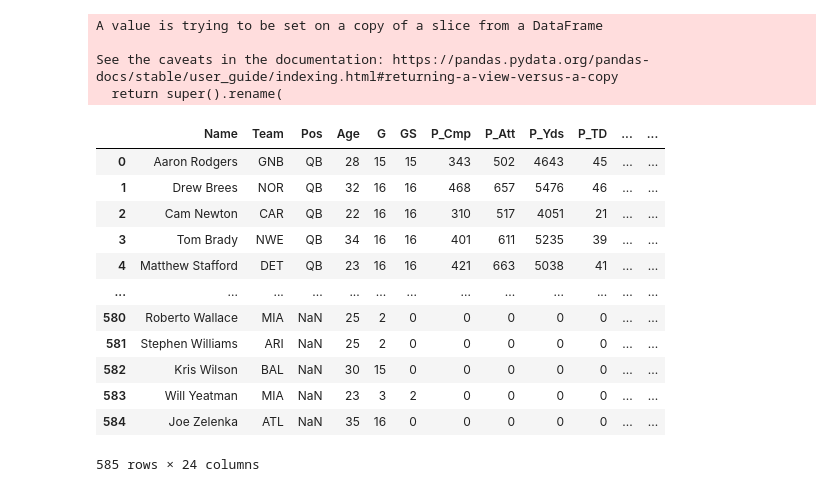
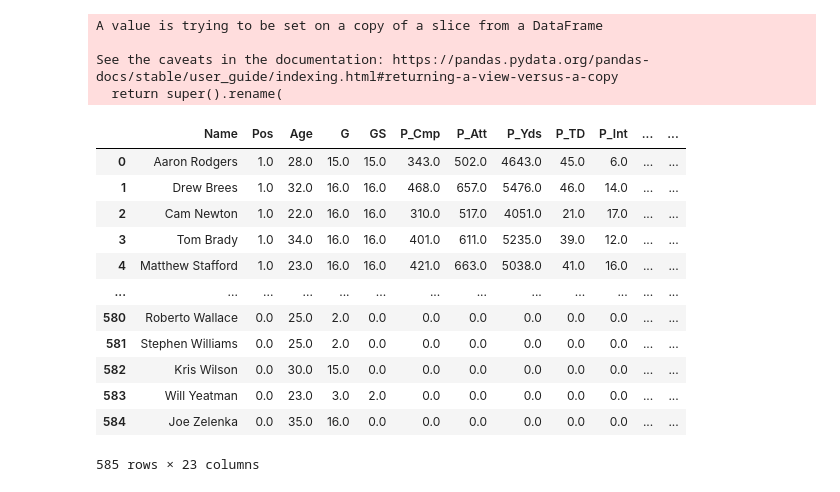
Before and after one commit to ticogarcia/FF-TradeCalculator, a Jupyter notebook: data/Training_data.ipynb, the cells around one changed output. Drawn from its saved outputs; the diff is of its cells as text; code cells hidden in the pictures.

```diff
--- a/data/Training_data.ipynb
+++ b/data/Training_data.ipynb
@@ -38,3 +38,18 @@ df[0]
 | 577 | Wallace Wright | NYJ | NaN | 24 | 16 | 0 | 0 | 0 | 0 | 0 | ... | ... |
 | 578 | Joe Zelenka | JAX | NaN | 32 | 16 | 0 | 0 | 0 | 0 | 0 | ... | ... |
 578 rows × 23 columns
+# %%
+# drop the team column and encode the Position column to be numerical
+
+for i in range(11):
+    currDf = df[i]
+    currDf["Pos"].mask(currDf["Pos"] == "QB", 1, inplace=True)
+    currDf["Pos"].mask(currDf["Pos"] == "RB", 2, inplace=True)
+    currDf["Pos"].mask(currDf["Pos"] == "WR", 3, inplace=True)
+    currDf["Pos"].mask(currDf["Pos"] == "TE", 4, inplace=True)
+    currDf.fillna(value=0, axis='columns', inplace=True)
+    df[i] = currDf.drop(columns=["Team"])
+
+
+
+df[0]
@@ -58,28 +89,29 @@ See the caveats in the documentation: https://pandas.pydata.org/pandas-docs/stab
 # %%
 # remove players who didn't play a game (this is a result of the join)
 
 for i in range(10):
     currDf = df[i]
+    currDf.fillna(value=0, axis='columns', inplace=True)
     for index, row in currDf.iterrows():
-        if isinstance(row["G"], int)==False:
-            currDf = currDf.drop( axis=0, index=index)
+        if row["G"] == 0:
+            currDf = currDf.drop(axis=0, index=index)
 
     df[i] = currDf
 
 df[3]
 # %% [output]
-|  | Name | Team | Pos | Age | G | GS | P_Cmp | P_Att | P_Yds | P_TD | ... | ... |
-| 0 | Aaron Rodgers | GNB | QB | 28 | 15 | 15 | 343 | 502 | 4643 | 45 | ... | ... |
-| 1 | Drew Brees | NOR | QB | 32 | 16 | 16 | 468 | 657 | 5476 | 46 | ... | ... |
-| 2 | Cam Newton | CAR | QB | 22 | 16 | 16 | 310 | 517 | 4051 | 21 | ... | ... |
-| 3 | Tom Brady | NWE | QB | 34 | 16 | 16 | 401 | 611 | 5235 | 39 | ... | ... |
-| 4 | Matthew Stafford | DET | QB | 23 | 16 | 16 | 421 | 663 | 5038 | 41 | ... | ... |
+|  | Name | Pos | Age | G | GS | P_Cmp | P_Att | P_Yds | P_TD | P_Int | ... | ... |
+| 0 | Aaron Rodgers | 1.0 | 28.0 | 15.0 | 15.0 | 343.0 | 502.0 | 4643.0 | 45.0 | 6.0 | ... | ... |
+| 1 | Drew Brees | 1.0 | 32.0 | 16.0 | 16.0 | 468.0 | 657.0 | 5476.0 | 46.0 | 14.0 | ... | ... |
+| 2 | Cam Newton | 1.0 | 22.0 | 16.0 | 16.0 | 310.0 | 517.0 | 4051.0 | 21.0 | 17.0 | ... | ... |
+| 3 | Tom Brady | 1.0 | 34.0 | 16.0 | 16.0 | 401.0 | 611.0 | 5235.0 | 39.0 | 12.0 | ... | ... |
+| 4 | Matthew Stafford | 1.0 | 23.0 | 16.0 | 16.0 | 421.0 | 663.0 | 5038.0 | 41.0 | 16.0 | ... | ... |
 | ... | ... | ... | ... | ... | ... | ... | ... | ... | ... | ... | ... | ... |
-| 580 | Roberto Wallace | MIA | NaN | 25 | 2 | 0 | 0 | 0 | 0 | 0 | ... | ... |
-| 581 | Stephen Williams | ARI | NaN | 25 | 2 | 0 | 0 | 0 | 0 | 0 | ... | ... |
-| 582 | Kris Wilson | BAL | NaN | 30 | 15 | 0 | 0 | 0 | 0 | 0 | ... | ... |
-| 583 | Will Yeatman | MIA | NaN | 23 | 3 | 2 | 0 | 0 | 0 | 0 | ... | ... |
-| 584 | Joe Zelenka | ATL | NaN | 35 | 16 | 0 | 0 | 0 | 0 | 0 | ... | ... |
+| 580 | Roberto Wallace | 0.0 | 25.0 | 2.0 | 0.0 | 0.0 | 0.0 | 0.0 | 0.0 | 0.0 | ... | ... |
+| 581 | Stephen Williams | 0.0 | 25.0 | 2.0 | 0.0 | 0.0 | 0.0 | 0.0 | 0.0 | 0.0 | ... | ... |
+| 582 | Kris Wilson | 0.0 | 30.0 | 15.0 | 0.0 | 0.0 | 0.0 | 0.0 | 0.0 | 0.0 | ... | ... |
+| 583 | Will Yeatman | 0.0 | 23.0 | 3.0 | 2.0 | 0.0 | 0.0 | 0.0 | 0.0 | 0.0 | ... | ... |
+| 584 | Joe Zelenka | 0.0 | 35.0 | 16.0 | 0.0 | 0.0 | 0.0 | 0.0 | 0.0 | 0.0 | ... | ... |
-585 rows × 24 columns
+585 rows × 23 columns
 # %%
 # combine the data and export it
```
Also changed, not shown: parts of 3 cells of this notebook, 3 other files.
